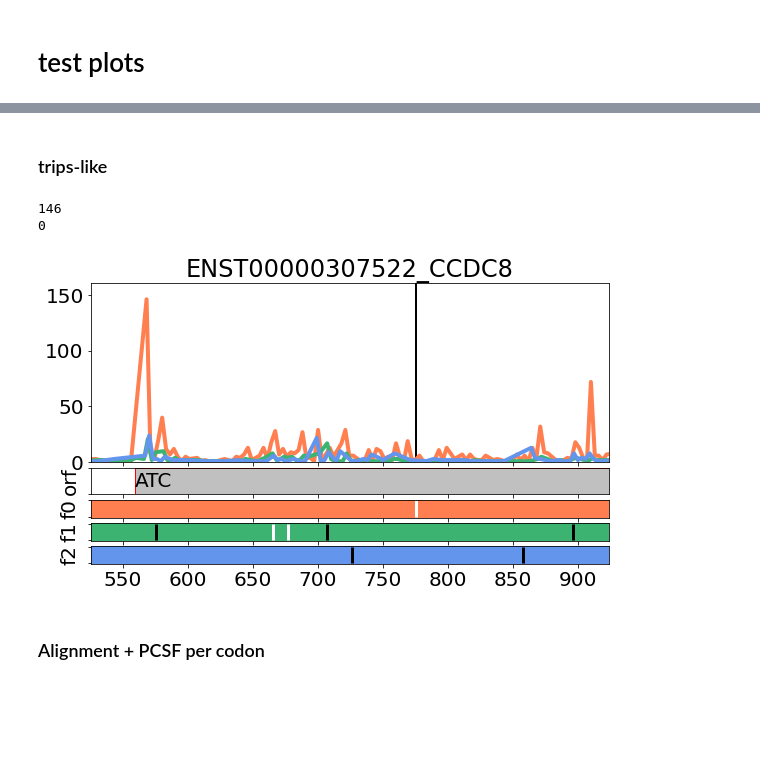
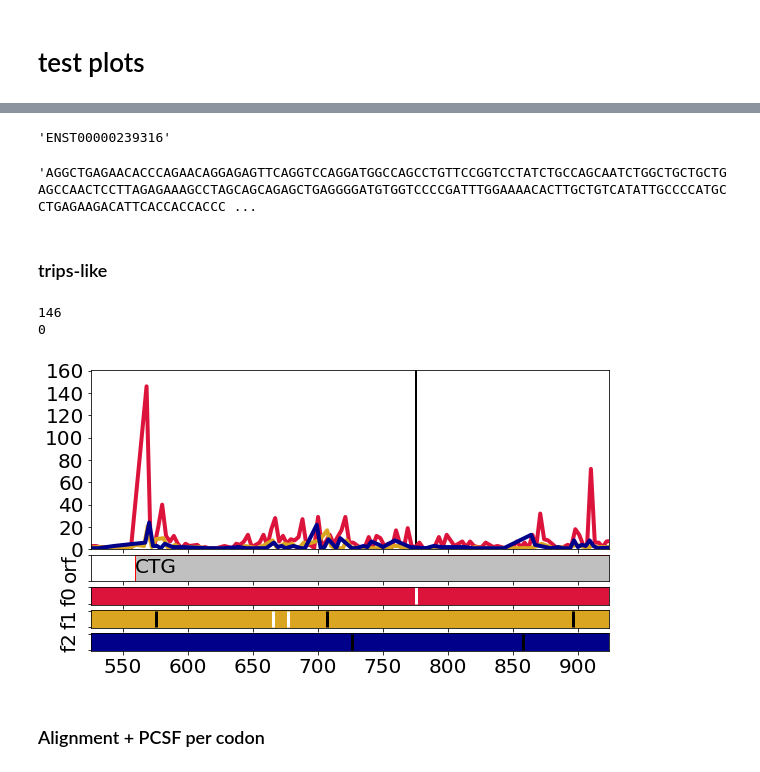
Before and after one commit to triasteran/nonAUG_manuscript, a Jupyter notebook: jupyter_notebooks/5_v2_PhyloCSF_and_TripsLike_plots.ipynb, the cells around one changed output, grey strips where cells are left out. Drawn from its saved outputs; the diff is of its cells as text; code cells hidden in the pictures; blank space fills up the shorter version.

```diff
--- a/jupyter_notebooks/5_v2_PhyloCSF_and_TripsLike_plots.ipynb
+++ b/jupyter_notebooks/5_v2_PhyloCSF_and_TripsLike_plots.ipynb
@@ -819,9 +824,9 @@ def trips_full2(d, name='test', font1=38, font2=45):
 
     # #frame 1 = red, frame2 = green, frame3 = blue
     if zeros == True:
-        main_plot.plot(f.Frame1.tolist(), color = 'coral', linewidth=linewidth, linestyle='-')
-        main_plot.plot(f.Frame2.tolist(), color = 'mediumseagreen', linewidth=linewidth, linestyle='-')
-        main_plot.plot(f.Frame3.tolist(), color = 'cornflowerblue', linewidth=linewidth, linestyle='-')
+        main_plot.plot(f.Frame1.tolist(), color = 'crimson', linewidth=linewidth, linestyle='-')
+        main_plot.plot(f.Frame2.tolist(), color = 'goldenrod', linewidth=linewidth, linestyle='-')
+        main_plot.plot(f.Frame3.tolist(), color = 'darkblue', linewidth=linewidth, linestyle='-')
 
     else:
         # delete zeros
@@ -834,16 +839,16 @@ def trips_full2(d, name='test', font1=38, font2=45):
         t = f[['Position', 'Frame3']]
         fr3 = t[t['Frame3'] != 0]
 
-        main_plot.plot(fr1.Position.tolist(), fr1.Frame1.tolist(), color = 'coral', linewidth=linewidth, linestyle='-')
-        main_plot.plot(fr2.Position.tolist(), fr2.Frame2.tolist(), color = 'mediumseagreen', linewidth=linewidth, linestyle='-')
-        main_plot.plot(fr3.Position.tolist(), fr3.Frame3.tolist(), color = 'cornflowerblue', linewidth=linewidth, linestyle='-')
+        main_plot.plot(fr1.Position.tolist(), fr1.Frame1.tolist(), color = 'crimson', linewidth=linewidth, linestyle='-')
+        main_plot.plot(fr2.Position.tolist(), fr2.Frame2.tolist(), color = 'goldenrod', linewidth=linewidth, linestyle='-')
+        main_plot.plot(fr3.Position.tolist(), fr3.Frame3.tolist(), color = 'darkblue', linewidth=linewidth, linestyle='-')
 
 
 
 
-    red.set_facecolor('coral')
-    green.set_facecolor('mediumseagreen')
-    blue.set_facecolor('cornflowerblue')
+    red.set_facecolor('crimson')
+    green.set_facecolor('goldenrod')
+    blue.set_facecolor('darkblue')
     #cds.set_facecolor('lightgrey')
 
     #blue.set_xticks(np.arange(0, f.Position.max(), 50))
@@ -927,7 +932,7 @@ def trips_full2(d, name='test', font1=38, font2=45):
         plt.xlim(xlims[0], xlims[1])
 
 
-    main_plot.set_title(name, fontsize=font2)
+    main_plot.set_title('', fontsize=font2)
     plt.subplots_adjust(left=0.1, bottom=0.1,
                     wspace=0.1, hspace=0.1)
 
@@ -937,3 +1105,13 @@ def trips_full2(d, name='test', font1=38, font2=45):
+# %%
+tr_id
+
+INSL4, ENST00000239316
+# %% [output]
+'ENST00000239316'
+# %%
+meta[(meta['gene'] == gene) & meta['Riboseq_Summary'].notna()].iloc[0].transcript_seq[66:]
+# %% [output]
+'AGGCTGAGAACACCCAGAACAGGAGAGTTCAGGTCCAGGATGGCCAGCCTGTTCCGGTCCTATCTGCCAGCAATCTGGCTGCTGCTGAGCCAACTCCTTAGAGAAAGCCTAGCAGCAGAGCTGAGGGGATGTGGTCCCCGATTTGGAAAACACTTGCTGTCATATTGCCCCATGCCTGAGAAGACATTCACCACCACCC ...
 # %% [markdown]
 ### trips-like
 # %%
@@ -941,36 +1119,36 @@ gene = 'CCDC8'
 
 tr_id = 'ENST00000307522'
 
 
 pred_start = secondary_SET[secondary_SET['tr_id'].str.contains(tr_id)].iloc[0].Riboseq_Summary.split(';')[0]
 pos_pred_start = secondary_SET[secondary_SET['tr_id'].str.contains(tr_id)].iloc[0].Riboseq_Summary.split('; ')[1].split('-')[0]
 
 
-pre_st = pos_pred_start + '_' + pred_start
+pre_st = pos_pred_start + '_' + 'CTG'
 
 xlims = [secondary_SET[secondary_SET['tr_id'].str.contains(tr_id)].iloc[0].N_term_start1,
          metadata_pc_g25[metadata_pc_g25['tr_id'].str.contains(tr_id)].iloc[0].cds_start_pos+50*3]
 
 d1 = prepare_data_for_trips2(meta = meta,
                            file_counts = 'data/TRIPSlike_plots_data_RiboSET/%s_%s_unamb.csv' % (gene, tr_id),
                            metadata_pc_g25 = metadata_pc_g25,
                            tr_id = tr_id,
                              gene = gene,
                             predicted_ext_start=pre_st,
                             l=10,
-                            p =50,
+                            p =20,
                              fraq = 50,
                              cds = False,
                            figsize=(9, 5),
                              linew = 4,
                            xlims=xlims,
                             zeros=False)
 
 trips_full2(d1, name = 'CCDC8_mccmb.png', font1=20, font2=24)
 # %% [output]
 146
 0
-[figure, old version]
+[figure, new version]
 # %% [markdown]
 ### Alignment + PCSF per codon
 # %%
```
Also changed, not shown: parts of 35 cells of this notebook, 21 other files.
